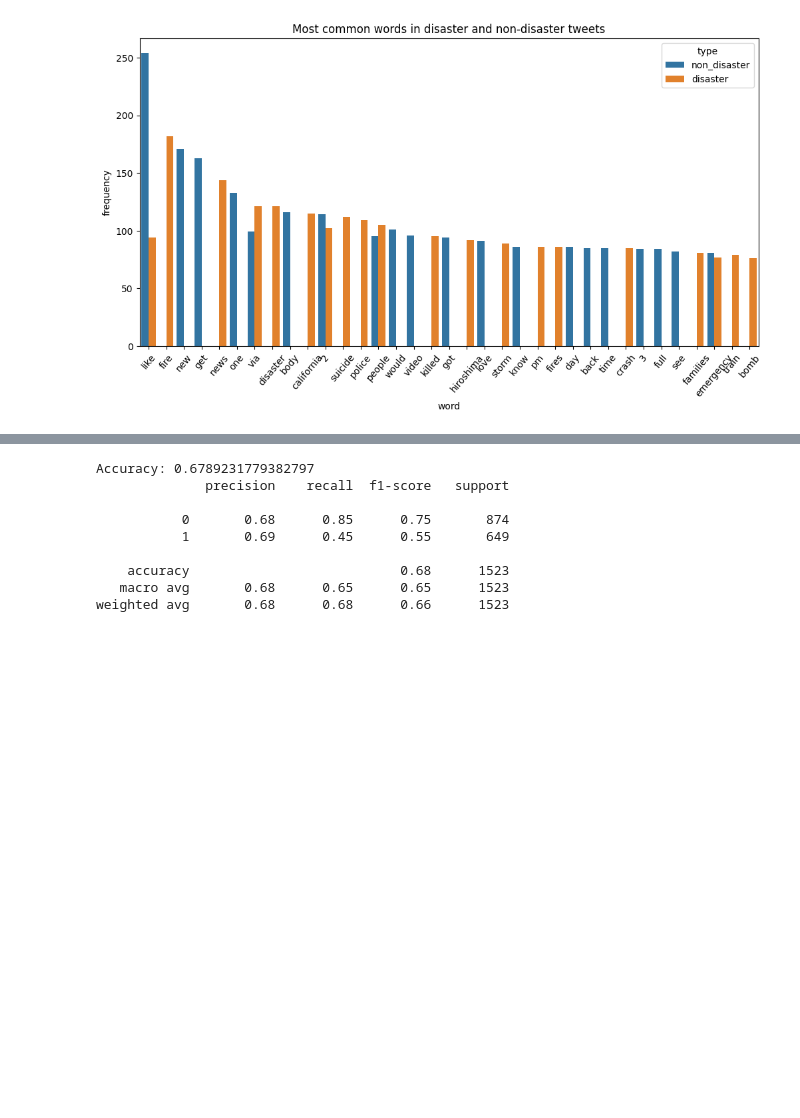
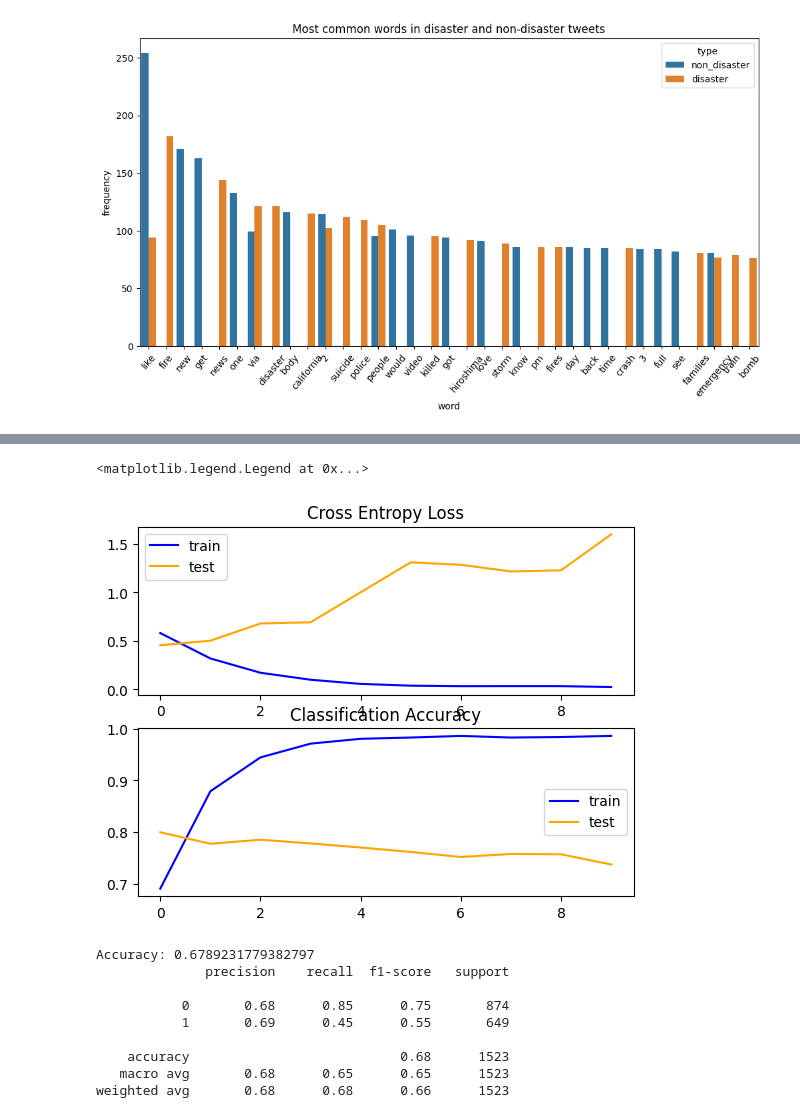
Before and after one commit to estebandonis/TextMining-DataScience, a Jupyter notebook: lab5.ipynb, the cells around one changed output, grey strips where cells are left out. Saved outputs shown, nothing was run; the diff lists cells and outputs as text; code cells hidden in the pictures; blank space fills up the shorter version.

```diff
--- a/lab5.ipynb
+++ b/lab5.ipynb
@@ -290,0 +299,15 @@ plt.legend()
+# %%
+# Modelo 2: CNN + LSTM
+model2 = tf.keras.Sequential([
+    tf.keras.layers.Embedding(input_dim=len(word_index) + 1, output_dim=64),  # Capa de Embedding
+    tf.keras.layers.Conv1D(filters=64, kernel_size=5, activation='relu'),  # Capa Convolucional
+    tf.keras.layers.MaxPooling1D(pool_size=2),  # Capa de MaxPooling
+    tf.keras.layers.LSTM(64),  # Capa LSTM
+    tf.keras.layers.Dense(32, activation='relu'),  # Capa Densa
+    tf.keras.layers.Dropout(0.4),  # Capa de Dropout para evitar el sobreajuste
+    tf.keras.layers.Dense(1, activation='sigmoid')  # Capa de Salida (binaria)
+])
+
+model2.compile(loss='binary_crossentropy', optimizer='adam', metrics=['accuracy'])
+
+model2.summary()
@@ -290,0 +336,2 @@ plt.legend()
+# %%
+history2 = model2.fit(X_train, y_train, epochs=10, validation_data=(X_val, y_val))
@@ -291,3 +363,18 @@ plt.legend()
+# %%
+plt.subplot(211)
+plt.title('Cross Entropy Loss')
+plt.plot(history2.history['loss'], color='blue', label='train')
+plt.plot(history2.history['val_loss'], color='orange', label='test')
+plt.legend()
+ # plot accuracy
+plt.subplot(212)
+plt.title('Classification Accuracy')
+plt.plot(history2.history['accuracy'], color='blue', label='train')
+plt.plot(history2.history['val_accuracy'], color='orange', label='test')
+plt.legend()
+# %% [output]
+<matplotlib.legend.Legend at 0x...>
+[figure, added]
 # %%
 from sklearn.ensemble import RandomForestClassifier
 from sklearn.metrics import accuracy_score, classification_report
```
Also changed, not shown: parts of 12 cells of this notebook.
